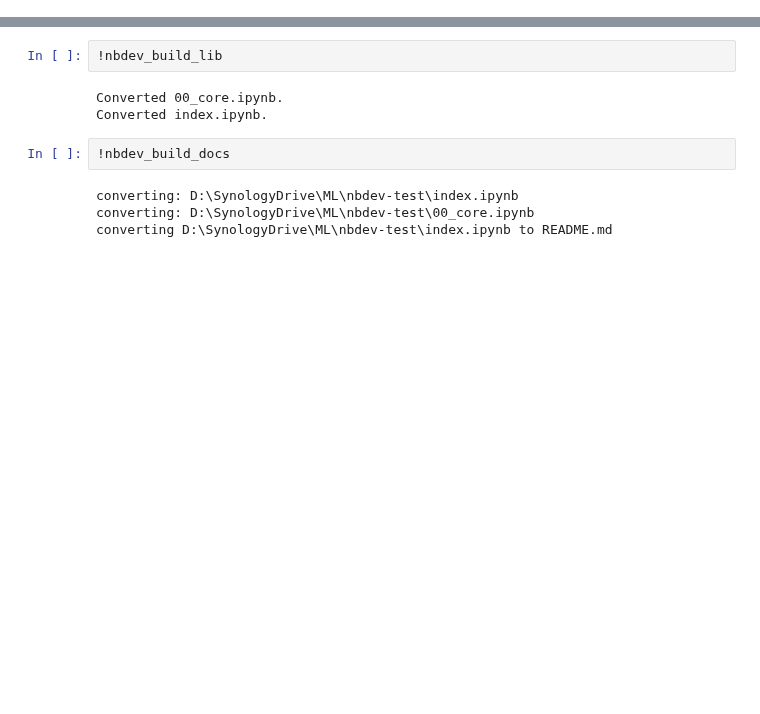
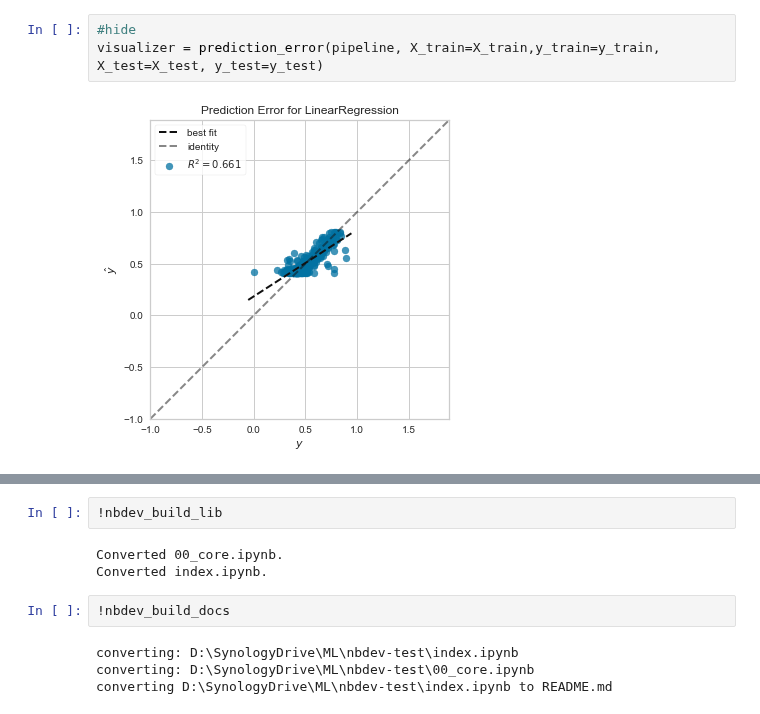
Before and after one commit to erlenman/nbdev-test, a Jupyter notebook: 00_core.ipynb, the cells around one changed output, grey strips where cells are left out. Cells and saved outputs as stored; diff of their text form; blank space fills up the shorter version.

```diff
--- a/00_core.ipynb
+++ b/00_core.ipynb
@@ -33,0 +107,5 @@ Say hello to somebody
+# %%
+#hide
+visualizer = prediction_error(pipeline, X_train=X_train,y_train=y_train, X_test=X_test, y_test=y_test)
+# %% [output]
+[figure, added]
```
Also changed, not shown: parts of 23 cells of this notebook, 56 other files.
